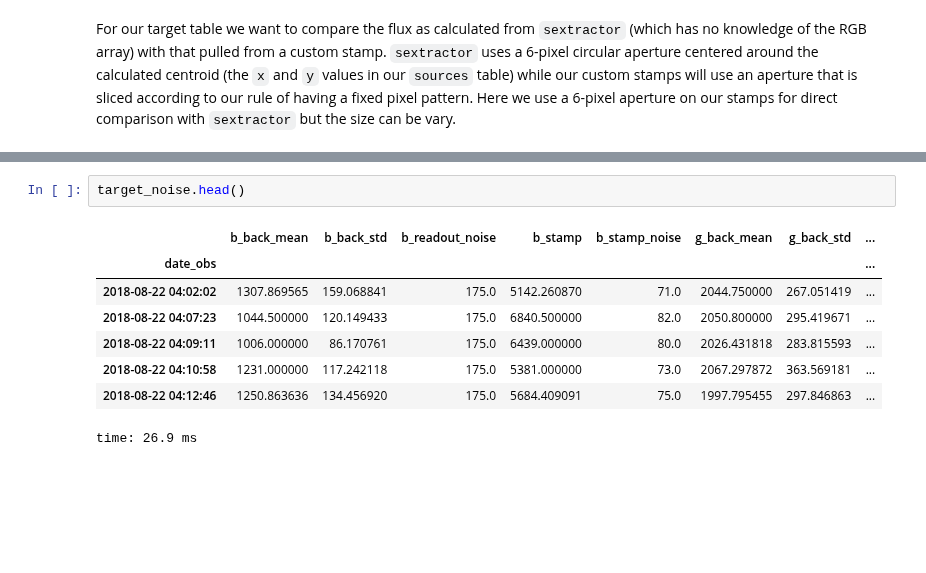
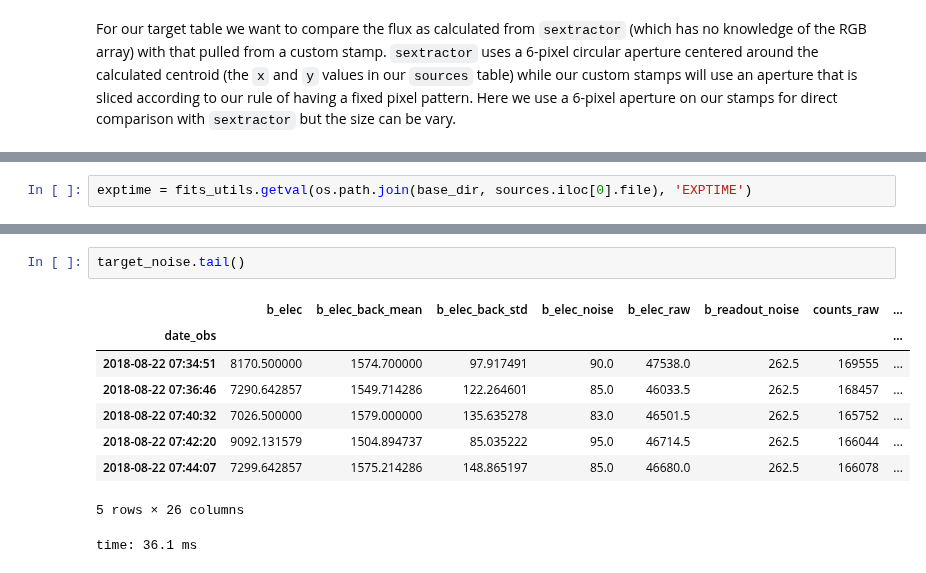
Before and after one commit to panoptes/panoptes-pipeline, a Jupyter notebook: notebooks/processing/PIAA-Target-Noise.ipynb, the cells around one changed output, grey strips where cells are left out. Cells and saved outputs as stored; diff of their text form; blank space fills up the shorter version.

```diff
--- a/notebooks/processing/PIAA-Target-Noise.ipynb
+++ b/notebooks/processing/PIAA-Target-Noise.ipynb
@@ -99,0 +100,2 @@ time: 2.67 ms
+# %%
+exptime = fits_utils.getval(os.path.join(base_dir, sources.iloc[0].file), 'EXPTIME')
@@ -169,14 +194,15 @@ time: 8.01 ms
 # %%
-target_noise.head()
+target_noise.tail()
 # %% [output]
-|  | b_back_mean | b_back_std | b_readout_noise | b_stamp | b_stamp_noise | g_back_mean | g_back_std | ... |
+|  | b_elec | b_elec_back_mean | b_elec_back_std | b_elec_noise | b_elec_raw | b_readout_noise | counts_raw | ... |
 | date_obs |  |  |  |  |  |  |  | ... |
-| 2018-08-22 04:02:02 | 1307.869565 | 159.068841 | 175.0 | 5142.260870 | 71.0 | 2044.750000 | 267.051419 | ... |
-| 2018-08-22 04:07:23 | 1044.500000 | 120.149433 | 175.0 | 6840.500000 | 82.0 | 2050.800000 | 295.419671 | ... |
-| 2018-08-22 04:09:11 | 1006.000000 | 86.170761 | 175.0 | 6439.000000 | 80.0 | 2026.431818 | 283.815593 | ... |
-| 2018-08-22 04:10:58 | 1231.000000 | 117.242118 | 175.0 | 5381.000000 | 73.0 | 2067.297872 | 363.569181 | ... |
-| 2018-08-22 04:12:46 | 1250.863636 | 134.456920 | 175.0 | 5684.409091 | 75.0 | 1997.795455 | 297.846863 | ... |
+| 2018-08-22 07:34:51 | 8170.500000 | 1574.700000 | 97.917491 | 90.0 | 47538.0 | 262.5 | 169555 | ... |
+| 2018-08-22 07:36:46 | 7290.642857 | 1549.714286 | 122.264601 | 85.0 | 46033.5 | 262.5 | 168457 | ... |
+| 2018-08-22 07:40:32 | 7026.500000 | 1579.000000 | 135.635278 | 83.0 | 46501.5 | 262.5 | 165752 | ... |
+| 2018-08-22 07:42:20 | 9092.131579 | 1504.894737 | 85.035222 | 95.0 | 46714.5 | 262.5 | 166044 | ... |
+| 2018-08-22 07:44:07 | 7299.642857 | 1575.214286 | 148.865197 | 85.0 | 46680.0 | 262.5 | 166078 | ... |
-time: 26.9 ms
+5 rows × 26 columns
+time: 36.1 ms
 # %%
 plt.figure(figsize=(12, 9))
 for color in 'rgb':
```
Also changed, not shown: parts of 12 cells of this notebook, 1 other file.
